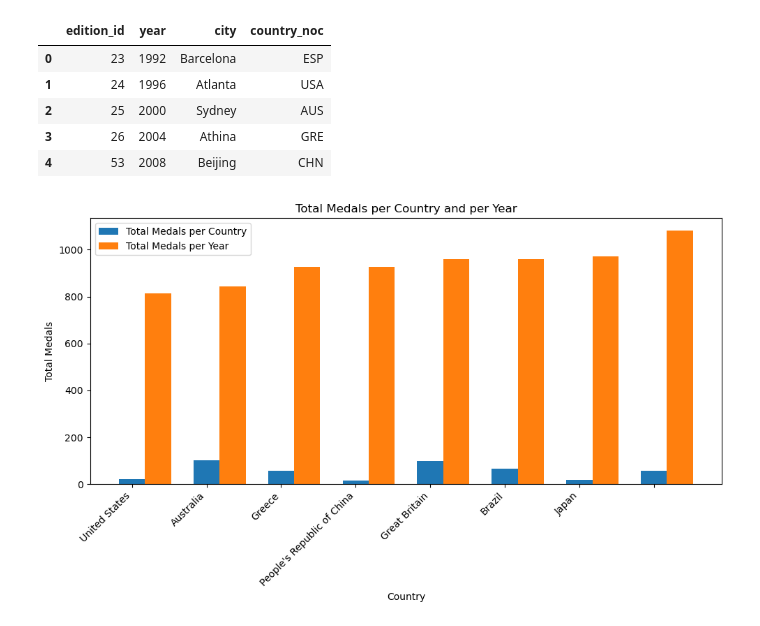
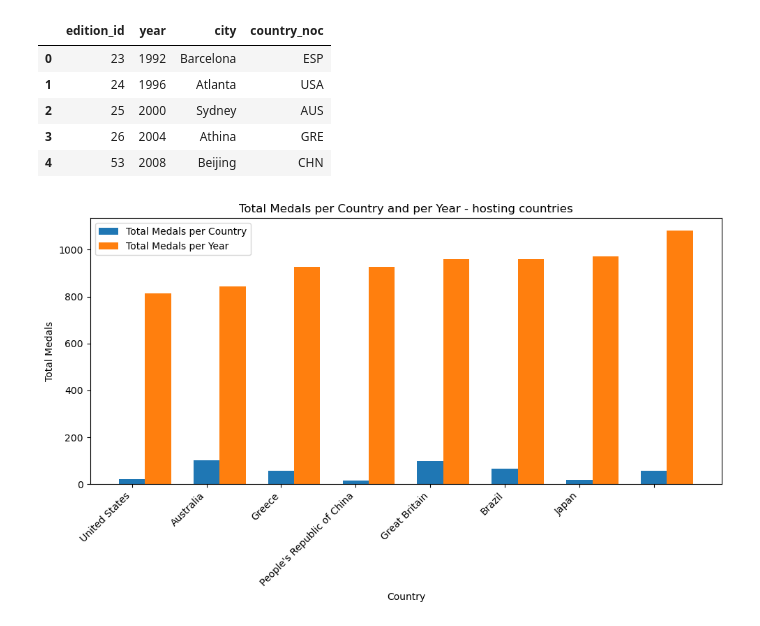
Before and after one commit to ezishr/CodeDex---Hackathon-Summer-2024, a Jupyter notebook: index.ipynb, the cells around one changed output. Drawn from its saved outputs; the diff is of its cells as text; code cells hidden in the pictures.

Commit message:
more visuals

```diff
--- a/index.ipynb
+++ b/index.ipynb
@@ -319,32 +317,31 @@ games_summer.head()
 | 4 | 53 | 2008 | Beijing | CHN |
 # %%
 merged_df = pd.merge(games_summer, games_medal_summer, left_on=['year', 'country_noc'], right_on=['year', 'country_noc'], how='left')
-merged_df.head(20)
 
 fig, ax = plt.subplots(figsize=(10, 6))
 
 # Number of bars
 n = len(merged_df)
 
 # Bar width
 bar_width = 0.35
 
 # Positions of bars on x-axis
 index = np.arange(n)
 
 # Plotting the bars
 bar1 = ax.bar(index, merged_df['Total per country'], bar_width, label='Total Medals per Country')
 bar2 = ax.bar(index + bar_width, merged_df['Total per year'], bar_width, label='Total Medals per Year')
 
 # Adding labels, title, and customizing
 ax.set_xlabel('Country')
 ax.set_ylabel('Total Medals')
-ax.set_title('Total Medals per Country and per Year')
+ax.set_title('Total Medals per Country and per Year - hosting countries')
 ax.set_xticklabels(merged_df['country'])
 ax.legend()
 
 plt.xticks(rotation=45, ha='right')
 plt.tight_layout()
 plt.show()
 # %% [output]
-[figure, old version]
+[figure, new version]
```
Also changed, not shown: parts of 8 cells of this notebook.
